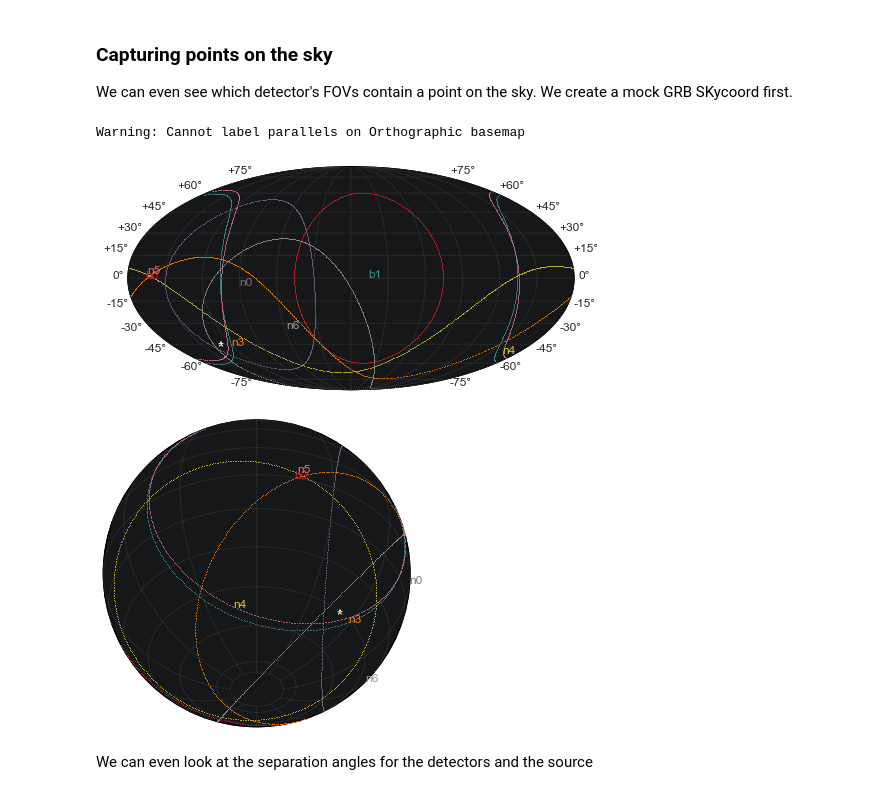
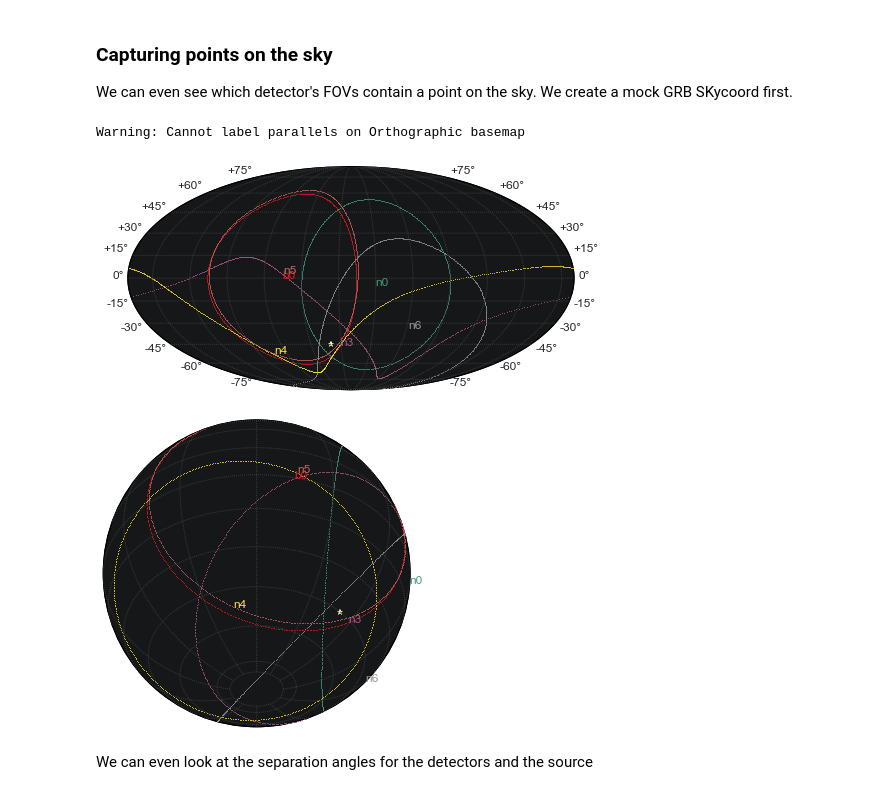
Before and after one commit to grburgess/gbmgeometry, a Jupyter notebook: examples/demo.ipynb, the cells around one changed output. Cells and saved outputs as stored; diff of their text form; code cells hidden in the pictures.

```diff
--- a/examples/demo.ipynb
+++ b/examples/demo.ipynb
@@ -169,23 +169,23 @@ We can even see which detector's FOVs contain a point on the sky. We create a mo
 # %%
 grb = SkyCoord(ra=130.,dec=-45 ,frame='icrs', unit='deg')
 
 
 myGBM.detector_plot(radius=60,
                     projection='moll',
                     good=True, # only plot NaIs that see the GRB
                     point=grb,
-                    lon_0=0,lat_0=-0)
+                    lon_0=110,lat_0=-0)
 
 
 myGBM.detector_plot(radius=60,
                     projection='ortho',
                     good=True, # only plot NaIs that see the GRB
                     point=grb,
                     lon_0=180,lat_0=-40,fignum=2)
 # %% [output]
 Warning: Cannot label parallels on Orthographic basemap
-[figure, old version]
+[figure, new version]
-[figure, old version]
+[figure, new version]
 # %% [markdown]
 We can even look at the separation angles for the detectors and the source
 # %%
```
Also changed, not shown: parts of 6 cells of this notebook, 1 other file.
